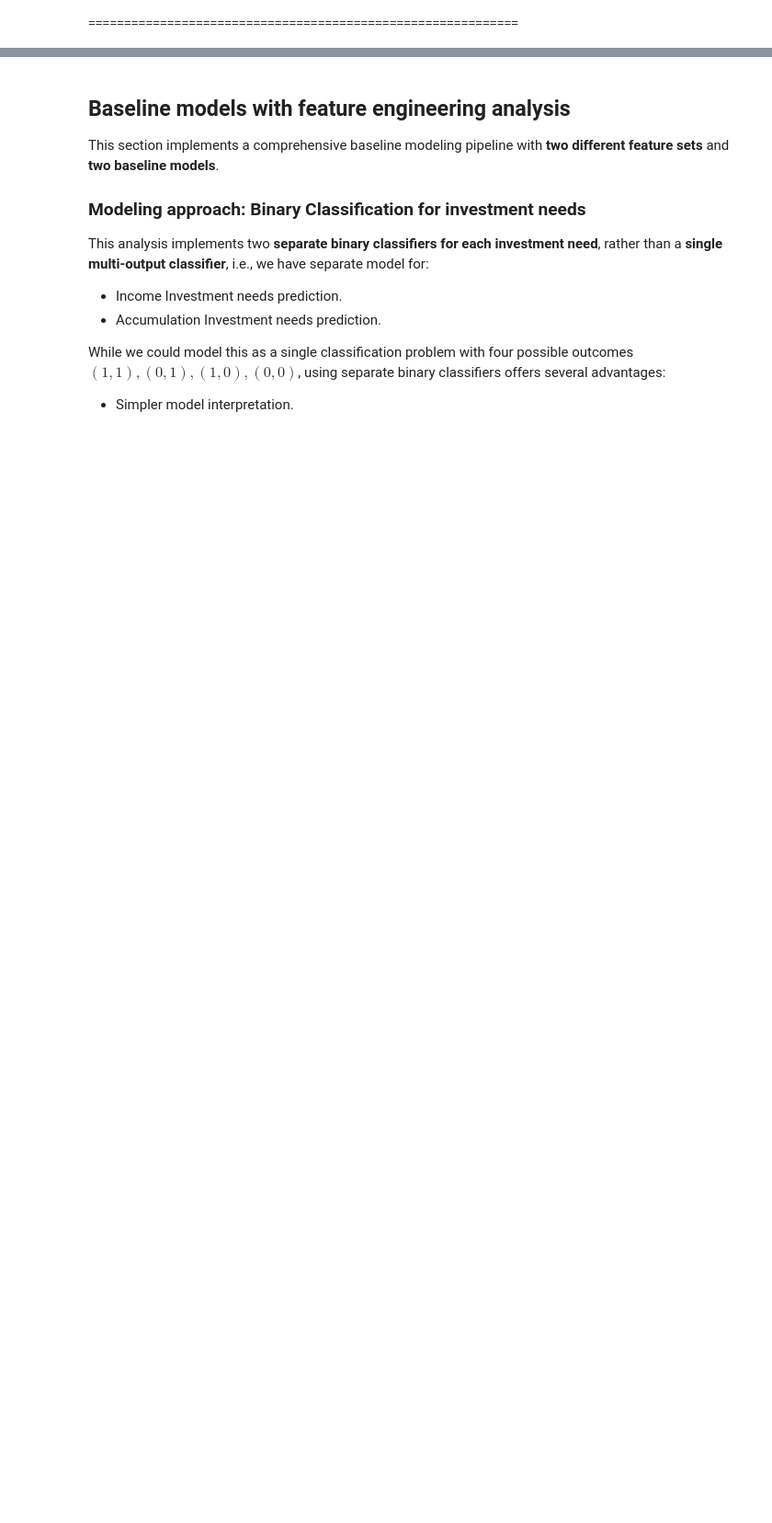
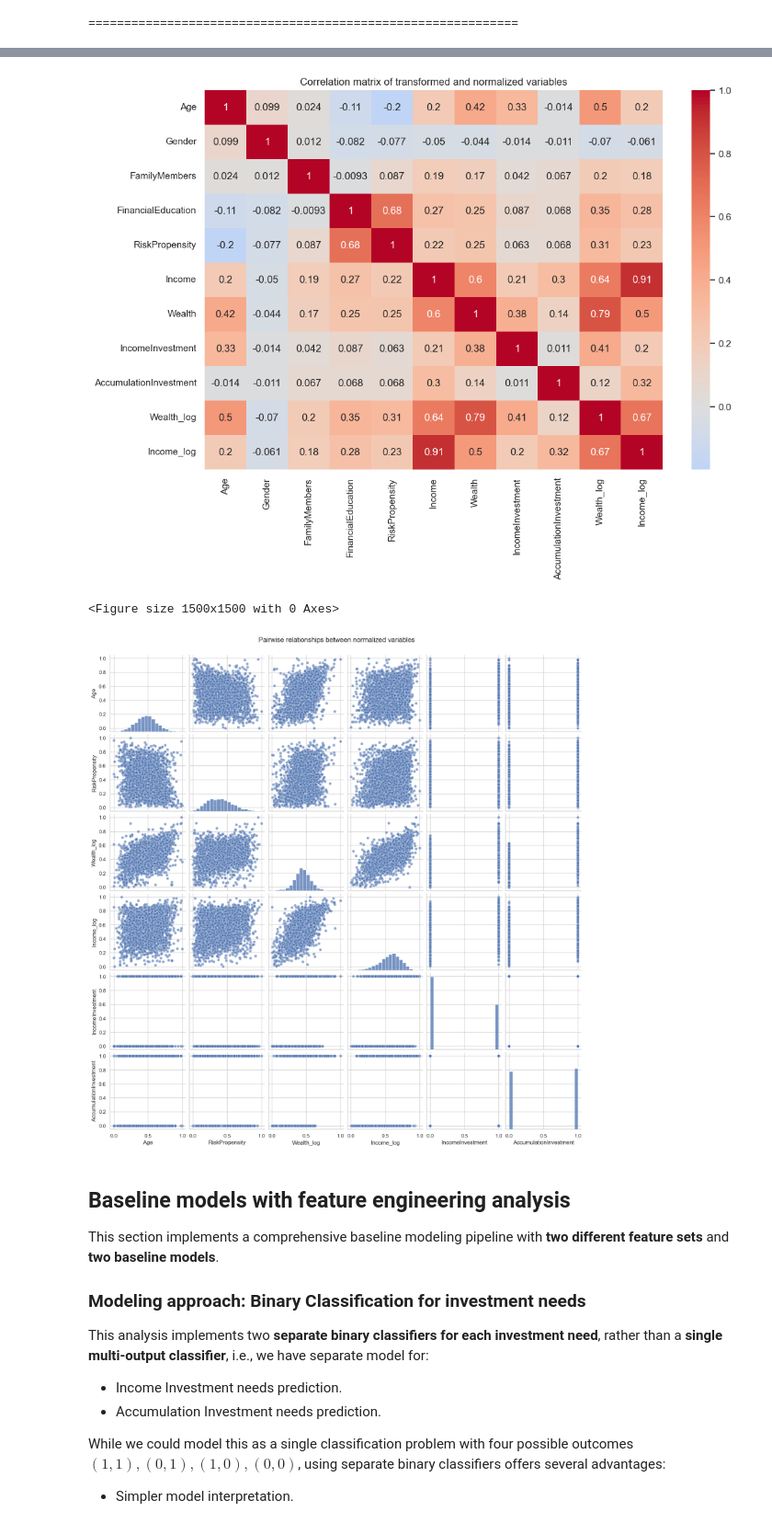
Before and after one commit to Smael-olk/Fintech, a Jupyter notebook: Business Case 2/EstimatingNeedsPoliMI_AP_DataAnalysis.ipynb, the cells around one changed output, grey strips where cells are left out. Shown at 92% size. Cells and saved outputs as stored; diff of their text form; code cells hidden in the pictures; blank space fills up the shorter version.

```diff
--- a/Business Case 2/EstimatingNeedsPoliMI_AP_DataAnalysis.ipynb
+++ b/Business Case 2/EstimatingNeedsPoliMI_AP_DataAnalysis.ipynb
@@ -554,3 +477,43 @@ Power-transformed Income (0.1)   |    -0.4732 |     0.2020
+# %%
+
+# Create df with all transformations and normalizations
+transformed_df = needs_df.copy()# Apply power-transform 0.1
+
+transformed_df['Wealth_log'] = np.power(needs_df.Wealth, 0.1)
+
+# transformed_df['Wealth_log'] = np.power(transformed_df['Wealth'], 0.1)
+transformed_df['Income_log'] = np.power(transformed_df['Income'], 0.1)
+
+# Apply MinMaxScaler to numerical variables
+scaler = MinMaxScaler()
+vars_to_normalize = ['Age', 'RiskPropensity', 'Wealth_log', 'Income_log']
+transformed_df[vars_to_normalize] = scaler.fit_transform(transformed_df[vars_to_normalize])
+
+# Get all numeric columns including transformed ones (and not transformed, for comparison)
+numeric_cols = transformed_df.select_dtypes(include=['float64', 'int64']).columns
+
+# Create correlation heatmap
+plt.figure(figsize=(12, 8))
+sns.heatmap(transformed_df[numeric_cols].corr(),
+            annot=True,
+            cmap='coolwarm',
+            center=0)
+plt.title('Correlation matrix of transformed and normalized variables')
+plt.show()
+
+# Create enhanced pairplot
+vars_to_plot = vars_to_normalize + ['IncomeInvestment', 'AccumulationInvestment']
+plt.figure(figsize=(15, 15))
+sns.pairplot(transformed_df[vars_to_plot],
+             diag_kind='hist',
+             plot_kws={'alpha': 0.6},
+             diag_kws={'bins': 20})
+plt.suptitle('Pairwise relationships between normalized variables', y=1.02)
+plt.show()
+# %% [output]
+[figure, added]
+<Figure size 1500x1500 with 0 Axes>
+[figure, added]
 # %% [markdown]
 ## Baseline models with feature engineering analysis
 
```
Also changed, not shown: parts of 17 cells of this notebook, 1 other file.
